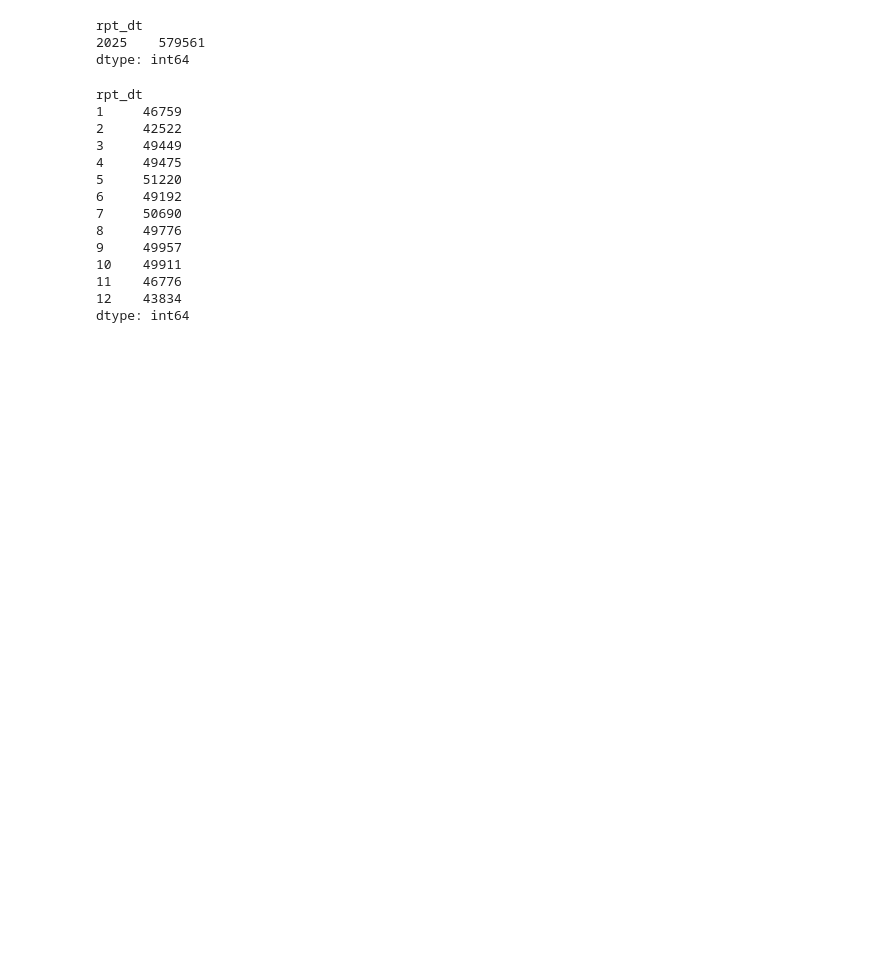
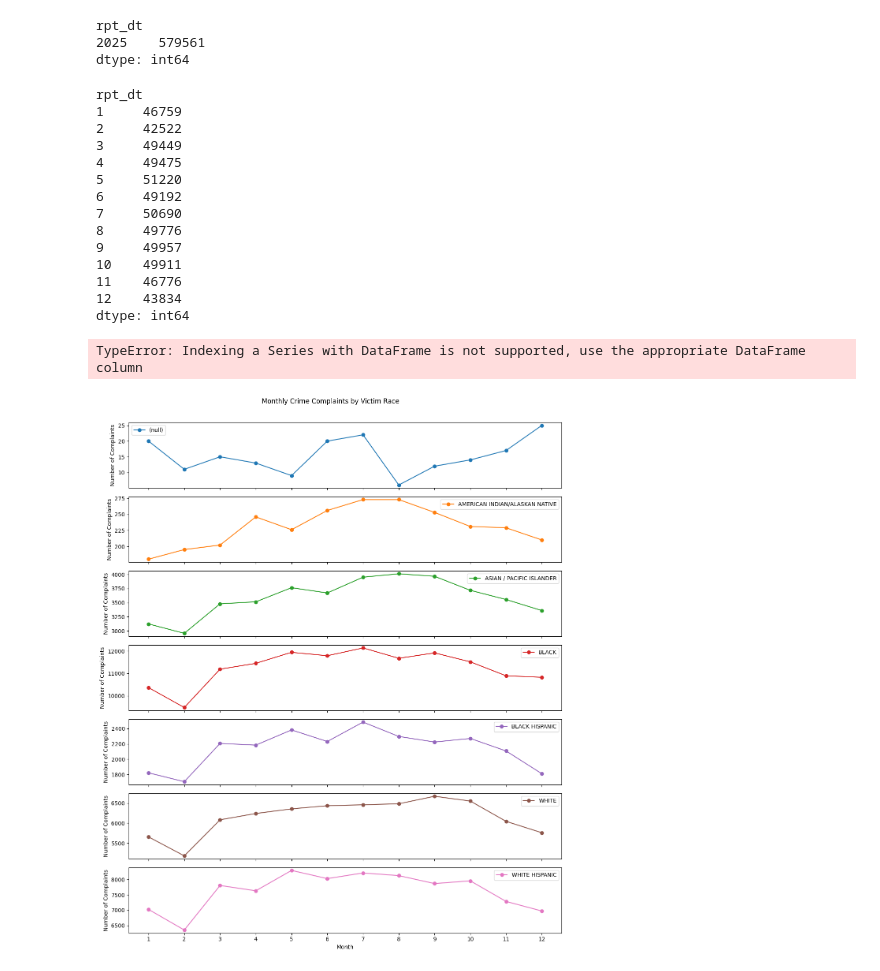
Before and after one commit to salioudunn11/Crime_Complaints_and_arrests_NYC_Data_Project, a Jupyter notebook: index.ipynb, the cells around one changed output. Cells and saved outputs as stored; diff of their text form; code cells hidden in the pictures; blank space fills up the shorter version.

```diff
--- a/index.ipynb
+++ b/index.ipynb
@@ -268,3 +281,8 @@ complaints_2025['rpt_dt'] = pd.to_datetime(complaints_2025['rpt_dt'])
+# %%
+cleaned_race = complaints_2025[
+    complaints_2025["vic_race"].notna() &
+    (complaints_2025["vic_race"] != "UNKNOWN")
+]
 # %%
 complaints_2025['year']      = complaints_2025['rpt_dt'].dt.year
 complaints_2025['month']     = complaints_2025['rpt_dt'].dt.month
@@ -342,3 +378,42 @@ rpt_dt
 dtype: int64
 # %%
 # complaints['rpt_dt'].hist(bins=48,figsize=(20,10), density=True,alpha=0.5, color='red')
+# %%
+axes = complaints_2025['month'][cleaned_race].plot(
+    marker='.', alpha=0.5, linestyle='None',
+    figsize=(11, 9), subplots=True
+)
+for ax in axes:
+    ax.set_ylabel('Daily complaints')
+plt.suptitle('All Races', y=1.01)
+plt.tight_layout()
+plt.show()
+# %% [output]
+TypeError: Indexing a Series with DataFrame is not supported, use the appropriate DataFrame column
+# %%
+monthly_race = (
+    cleaned_race
+    .groupby(["month", "vic_race"])
+    .size()
+    .unstack(fill_value=0)
+)
+# %%
+axes = monthly_race.plot(
+    kind="line",
+    marker="o",
+    figsize=(12, 14),
+    subplots=True,
+    sharex=True,
+    legend=True
+)
+
+for ax in axes:
+    ax.set_ylabel("Number of Complaints")
+    ax.set_xticks(range(1, 13))
+    ax.set_xlabel("Month")
+
+plt.suptitle("Monthly Crime Complaints by Victim Race", y=1.01)
+plt.tight_layout()
+plt.show()
+# %% [output]
+[figure, added]
```
Also changed, not shown: parts of 7 cells of this notebook.
